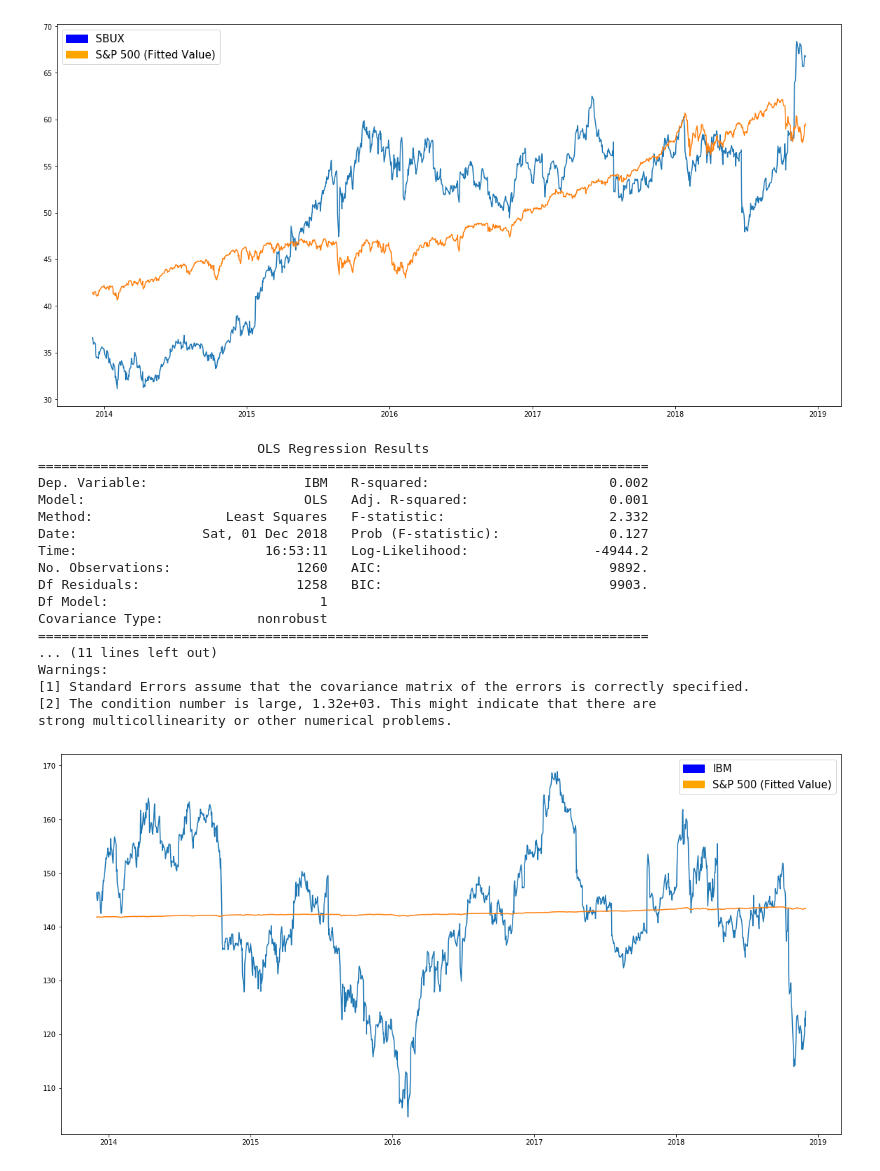
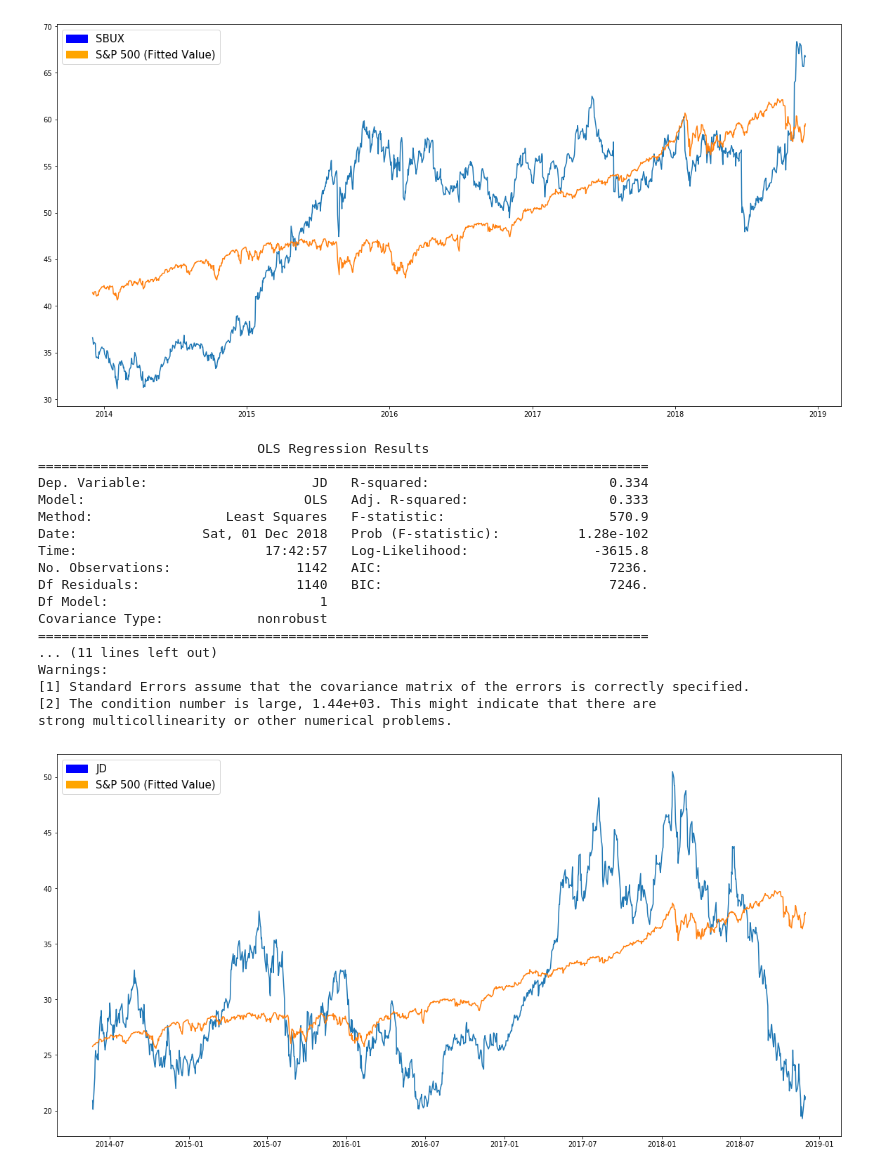
Before and after one commit to suyuchenxm/toolsproject, a Jupyter notebook: Jordan.ipynb, the cells around one changed output. Cells and saved outputs as stored; diff of their text form; code cells hidden in the pictures.

```diff
--- a/Jordan.ipynb
+++ b/Jordan.ipynb
@@ -197,24 +206,24 @@ def get_prices(ticker):
 # %%
+def expected_returns(ticker):
+    import matplotlib.pyplot as plt
+    %matplotlib inline
+    import pylab as plot
 
-import matplotlib.pyplot as plt
-%matplotlib inline
-import pylab as plot
+    returns = get_prices(stock).pct_change()
 
-returns = get_prices(stock).pct_change()
-print(returns.corr()['SPY']) # correlation between each stock and S&P 500
-
-plt.xlabel('Expected returns')
-plt.ylabel('Standard deviations')
-for label,x,y in zip(returns.columns,returns.mean(),returns.std()):
-    plt.annotate(
-        label,
-        xy = (x,y),
-        xytext = (10,10),
-        textcoords = 'offset points',
-        bbox = dict(fc = 'yellow'),
-        arrowprops = dict(arrowstyle = '-')
-    )
-plot.ylim([min(returns.std()),max(returns.std())])
-plot.xlim([min(returns.mean()),max(returns.mean())])
-print(plt.scatter(returns.mean(), returns.std()))
+    plt.xlabel('Expected Returns')
+    plt.ylabel('Standard Deviations')
+    for label,x,y in zip(returns.columns,returns.mean()*365,returns.std()):
+        plt.annotate(
+            label,
+            xy = (x,y),
+            xytext = (10,10),
+            textcoords = 'offset points',
+            bbox = dict(fc = 'yellow'),
+            arrowprops = dict(arrowstyle = '-')
+        )
+    plot.ylim([min(returns.std()),max(returns.std())])
+    plot.xlim([min(returns.mean()*365),max(returns.mean()*365)])
+    plt.scatter(returns.mean()*365, returns.std())
+expected_returns(stock)
 # %% [output]
@@ -273,23 +273,23 @@ Warnings:
 strong multicollinearity or other numerical problems.
 [figure]
 # %%
-plot_prices('IBM')
+plot_prices('JD')
 # %% [output]
                             OLS Regression Results
 ==============================================================================
-Dep. Variable:                    IBM   R-squared:                       0.002
-Model:                            OLS   Adj. R-squared:                  0.001
-Method:                 Least Squares   F-statistic:                     2.332
-Date:                Sat, 01 Dec 2018   Prob (F-statistic):              0.127
-Time:                        16:53:11   Log-Likelihood:                -4944.2
-No. Observations:                1260   AIC:                             9892.
-Df Residuals:                    1258   BIC:                             9903.
+Dep. Variable:                     JD   R-squared:                       0.334
+Model:                            OLS   Adj. R-squared:                  0.333
+Method:                 Least Squares   F-statistic:                     570.9
+Date:                Sat, 01 Dec 2018   Prob (F-statistic):          1.28e-102
+Time:                        17:42:57   Log-Likelihood:                -3615.8
+No. Observations:                1142   AIC:                             7236.
+Df Residuals:                    1140   BIC:                             7246.
 Df Model:                           1
 Covariance Type:            nonrobust
 ==============================================================================
 ... (11 lines left out)
 Warnings:
 [1] Standard Errors assume that the covariance matrix of the errors is correctly specified.
-[2] The condition number is large, 1.32e+03. This might indicate that there are
+[2] The condition number is large, 1.44e+03. This might indicate that there are
 strong multicollinearity or other numerical problems.
-[figure, old version]
+[figure, new version]
```
Also changed, not shown: parts of 8 cells of this notebook.
